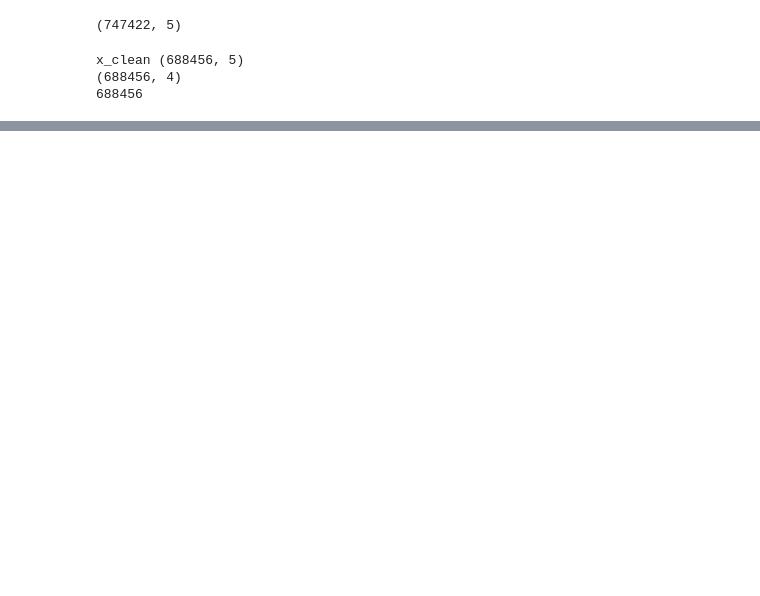
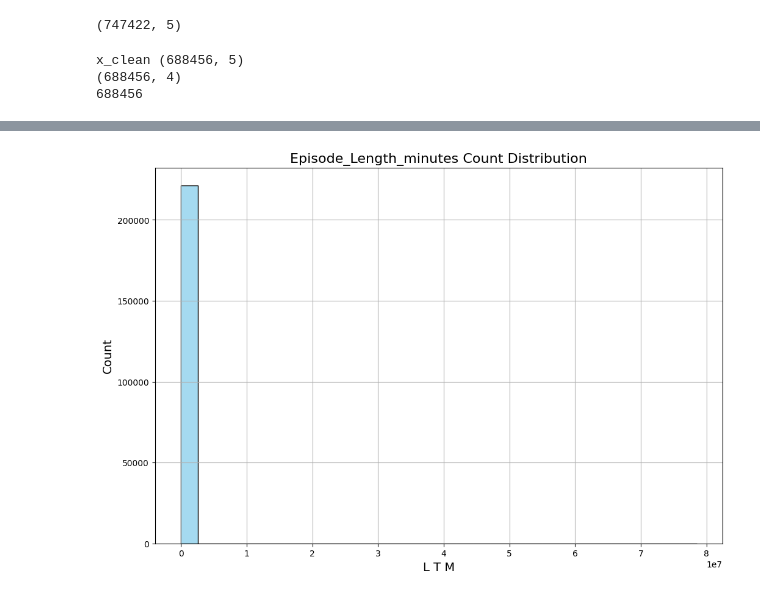
Before and after one commit to aiarnob23/ML_DL_practise, a Jupyter notebook: Podcast Listening Time/podcast_listening_time.ipynb, the cells around one changed output, grey strips where cells are left out. Saved outputs shown, nothing was run; the diff lists cells and outputs as text; code cells hidden in the pictures; blank space fills up the shorter version.

```diff
--- a/Podcast Listening Time/podcast_listening_time.ipynb
+++ b/Podcast Listening Time/podcast_listening_time.ipynb
@@ -431,0 +462,3 @@ print(best_estimators)
+# %%
+tdf = pd.read_csv('test.csv')
+tdf
@@ -431,0 +506,13 @@ print(best_estimators)
+# %%
+plt.figure(figsize=(12, 8))
+
+sn.histplot(tdf['Episode_Length_minutes'], kde=False, color='skyblue', bins=30)
+
+plt.title('Episode_Length_minutes Count Distribution', fontsize=16)
+plt.xlabel('L T M', fontsize=14)
+plt.ylabel('Count', fontsize=14)
+plt.grid(True)
+
+plt.show()
+# %% [output]
+[figure, added]
```
Also changed, not shown: parts of 14 cells of this notebook.
